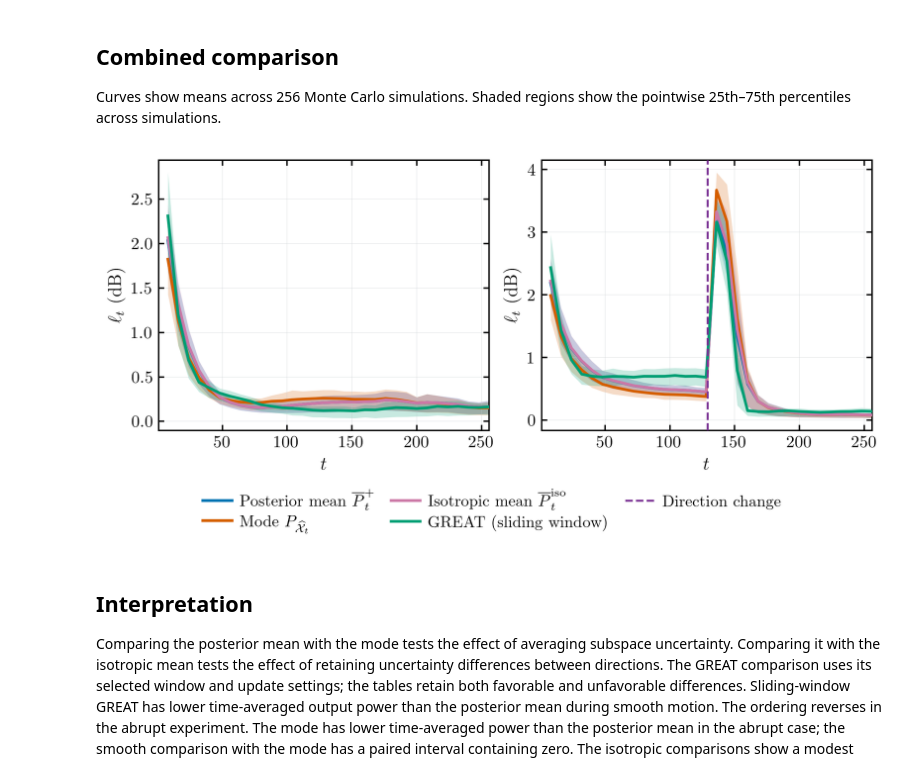
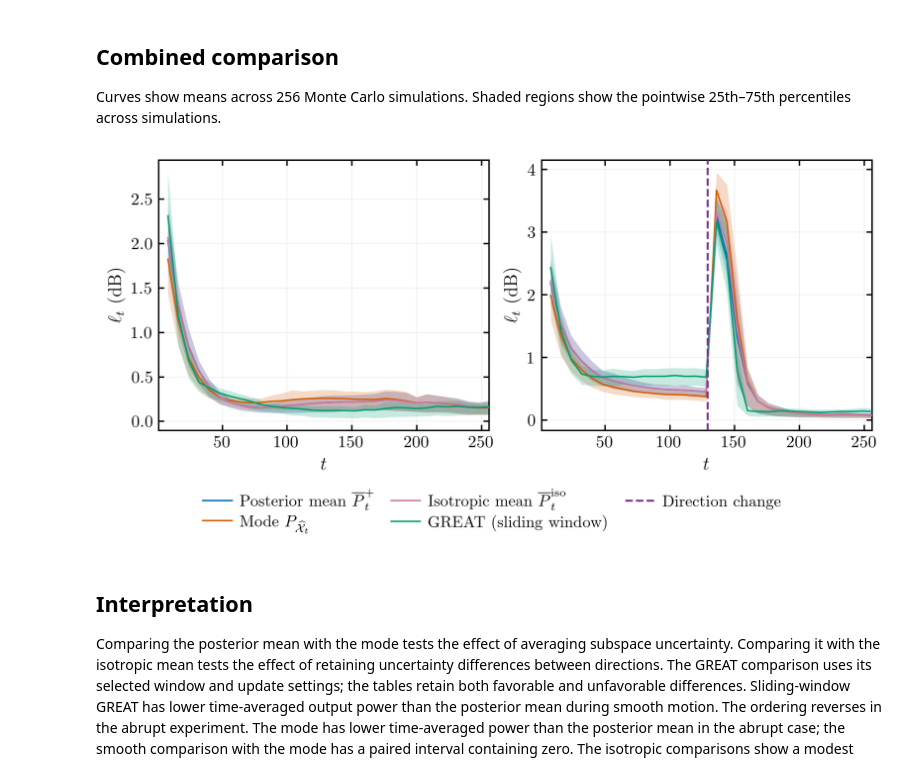
Before and after one commit to shreyasnb/Bayesian-ST, a Jupyter notebook: notebooks/beamforming_moving_interference.ipynb, the cells around one changed output. Drawn from its saved outputs; the diff is of its cells as text; code cells hidden in the pictures.

```diff
--- a/notebooks/beamforming_moving_interference.ipynb
+++ b/notebooks/beamforming_moving_interference.ipynb
@@ -177,7 +177,7 @@ TICK_FONT_SIZE = 23.0
 LEGEND_FONT_SIZE = 22.0
 PRINT_WIDTH_IN = 7.
 PRINT_SCALE = FIGSIZE[0] / PRINT_WIDTH_IN
-LINE_WIDTH = 1.8 * PRINT_SCALE
+LINE_WIDTH = 1.0 * PRINT_SCALE
 SPINE_WIDTH = 0.95
 IQR_ALPHA = 0.22
 SHOW_IQR = {"mean": True, "mode": True, "iso": True, "great_window": True}
@@ -290,7 +290,7 @@ TICK_FONT_SIZE = 23.0
 LEGEND_FONT_SIZE = 22.0
 PRINT_WIDTH_IN = 7.
 PRINT_SCALE = FIGSIZE[0] / PRINT_WIDTH_IN
-LINE_WIDTH = 1.8 * PRINT_SCALE
+LINE_WIDTH = 1.0 * PRINT_SCALE
 SPINE_WIDTH = 0.95
 IQR_ALPHA = 0.22
 SHOW_IQR = {"mean": True, "mode": True, "iso": True, "great_window": True}
@@ -400,7 +400,7 @@ TICK_FONT_SIZE = 11.0
 LEGEND_FONT_SIZE = 10.5
 PRINT_WIDTH_IN = 7.
 PRINT_SCALE = FIGSIZE[0] / PRINT_WIDTH_IN
-LINE_WIDTH = 1.8 * PRINT_SCALE
+LINE_WIDTH = 1.0 * PRINT_SCALE
 SPINE_WIDTH = 0.95
 IQR_ALPHA = 0.22
 SHOW_IQR = {"mean": True, "mode": True, "iso": True, "great_window": True}
@@ -467,34 +467,34 @@ for ax, condition in panels:
     ax.tick_params(axis="both", which="both", direction="in", top=True, right=True,
                    bottom=True, left=True, labelbottom=True, labelleft=True,
                    labeltop=False, labelright=False, width=SPINE_WIDTH)
     ax.grid(color="#BFC4C8", alpha=.30, linewidth=.45)
 
 handles, labels = [], []
 for ax, condition in panels:
     for handle, label in zip(*ax.get_legend_handles_labels()):
         if label not in labels:
             handles.append(handle)
             labels.append(label)
 fig.legend(handles, labels, loc="outside lower center", ncol=3,
            frameon=False, fontsize=LEGEND_FONT_SIZE, columnspacing=1.,
            handlelength=1.8, handletextpad=.5, labelspacing=.3)
 layout = fig.get_layout_engine()
 if layout is not None and hasattr(layout, "set"):
     layout.set(h_pad=.04, w_pad=.04)
 
 if SAVE_PDF:
     PDF_PATH.parent.mkdir(parents=True, exist_ok=True)
     fig.savefig(PDF_PATH, dpi=DPI, bbox_inches=None, metadata={"Title": ""})
     if SAVE_PNG:
         fig.savefig(PNG_PATH, dpi=DPI, bbox_inches=None)
     if COPY_MAIN_CANDIDATE:
         DRAFT_PATH.parent.mkdir(parents=True, exist_ok=True)
         DRAFT_PATH.write_bytes(PDF_PATH.read_bytes())
         if SAVE_PNG:
             DRAFT_PNG_PATH.write_bytes(PNG_PATH.read_bytes())
 plt.show()
 # %% [output]
-[figure, old version]
+[figure, new version]
 # %% [markdown]
 ## Interpretation
 
```
Also changed, not shown: parts of 2 cells of this notebook, 32 other files.
